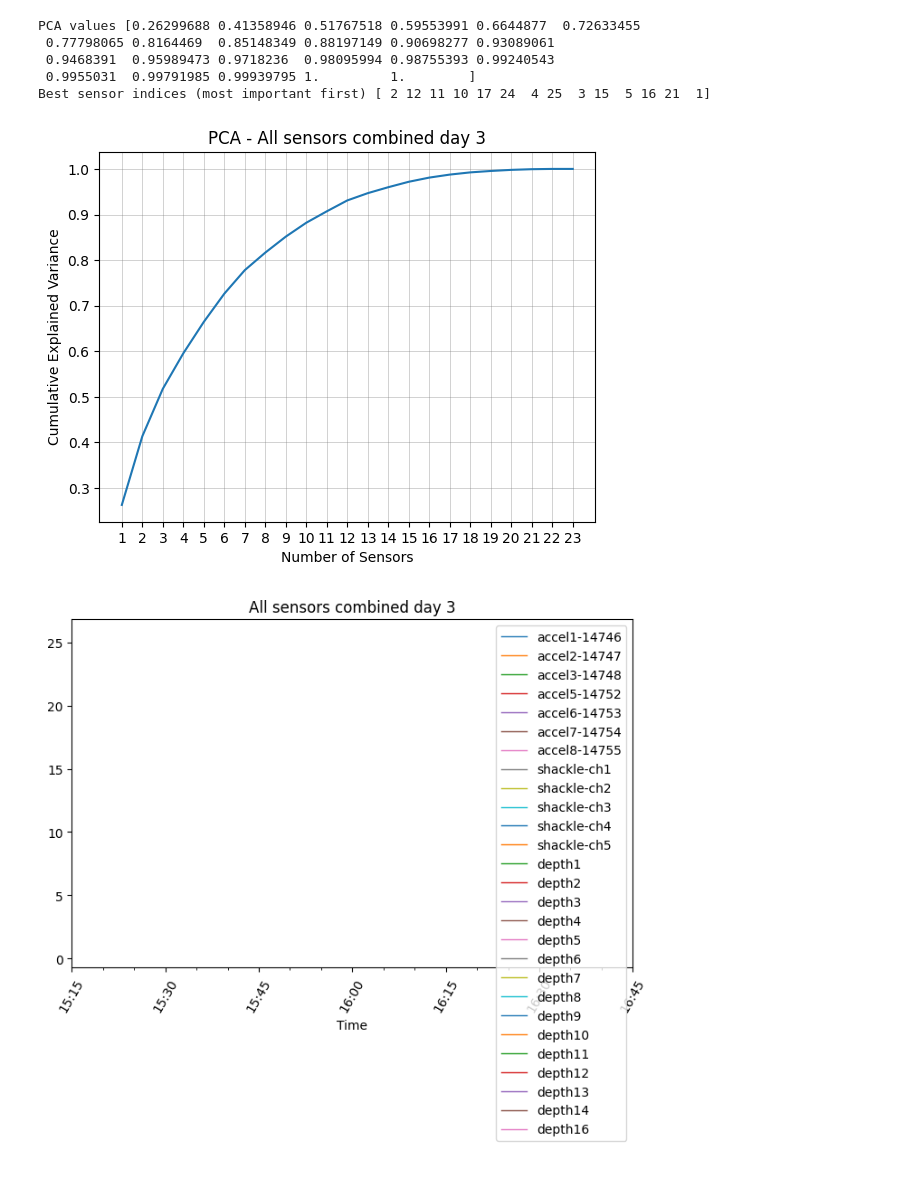
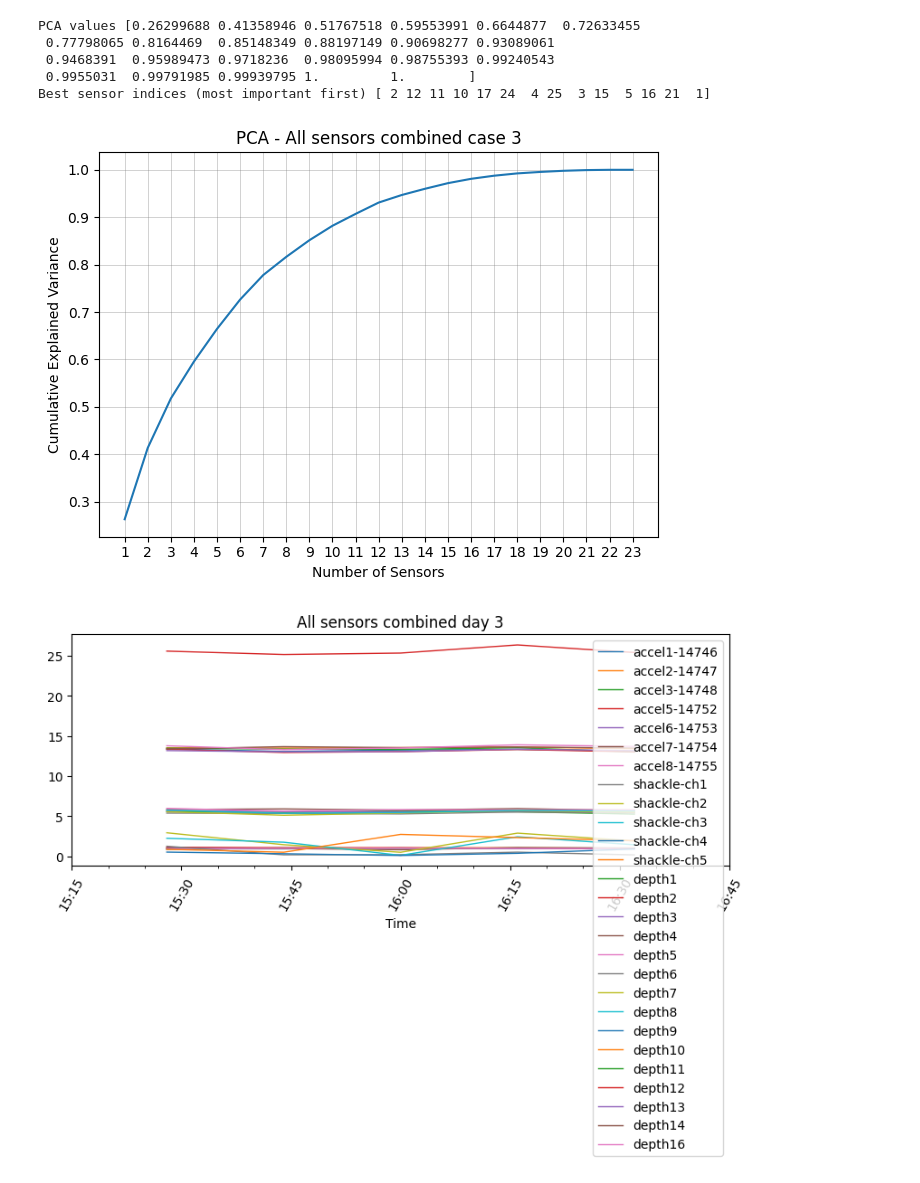
Before and after one commit to TheRealArmon/TTK_final_boss, a Jupyter notebook: sensors/curated_data/analysis.ipynb, the cells around one changed output. Saved outputs shown, nothing was run; the diff lists cells and outputs as text; code cells hidden in the pictures.

Commit message:
Regenerated most figures and added tight layout.

```diff
--- a/sensors/curated_data/analysis.ipynb
+++ b/sensors/curated_data/analysis.ipynb
@@ -69,9 +69,11 @@ def plot_sensor_data(df, start_datetime=None, end_datetime=None, selected_sensor
     plt.ylabel(ylabel)
     plt.xlabel(xlabel)
 
-    # Rotate text for readability and remove minor tick labels
+    # Rotate text for readability and remove minor tick labels.
+    # plt.tight_layout makes sure x-label isn't cut-off when text is rotated.
     plt.xticks(rotation=60)
     ax.xaxis.set_minor_formatter(mticker.NullFormatter())
+    plt.tight_layout()
 
     if save_fig:
         plt.savefig(f"./plots/{title}.png")
@@ -110,6 +112,7 @@ def perform_pca(dataframe, start_datetime, end_datetime, pca_thresh=0.95, save_f
     plt.xlabel('Number of Sensors')
     plt.ylabel('Cumulative Explained Variance')
     plt.title(f"{title}")
+    plt.tight_layout()
 
     if save_fig:
         plt.savefig(f"./plots/{title}.png")
@@ -186,21 +181,21 @@ def low_pass_filter_dataframe(dataframe, cutoff_frequency, sampling_rate, filter
 # %%
 # PCA for joined data
 i=2
 start = analysis_datetimes[i] - datetime.timedelta(minutes=45)
 end = analysis_datetimes[i] + datetime.timedelta(minutes=45)
 
 df_joined2_avg = df_joined2.rolling(window=4*1, axis=0).mean()
 
-top_sensors_indices = perform_pca(df_joined2, start, end, save_fig=True, title=f"PCA - All sensors combined day {i+1}")
-plot_sensor_data(df_joined2[::4*5], start, end, save_fig=False, title=f"All sensors combined day {i+1}")
+top_sensors_indices = perform_pca(df_joined2, start, end, save_fig=True, title=f"PCA - All sensors combined case {i+1}")
+plot_sensor_data(df_joined2[::4*1], start, end, save_fig=False, title=f"All sensors combined day {i+1}")
 # %% [output]
 PCA values [0.26299688 0.41358946 0.51767518 0.59553991 0.6644877  0.72633455
  0.77798065 0.8164469  0.85148349 0.88197149 0.90698277 0.93089061
  0.9468391  0.95989473 0.9718236  0.98095994 0.98755393 0.99240543
  0.9955031  0.99791985 0.99939795 1.         1.        ]
 Best sensor indices (most important first) [ 2 12 11 10 17 24  4 25  3 15  5 16 21  1]
-[figure, old version]
+[figure, new version]
-[figure, old version]
+[figure, new version]
 # %%
 # Plot accelerometer data
 start = analysis_datetimes[0] - datetime.timedelta(minutes=45)
```
Also changed, not shown: parts of 5 cells of this notebook, 59 other files.
